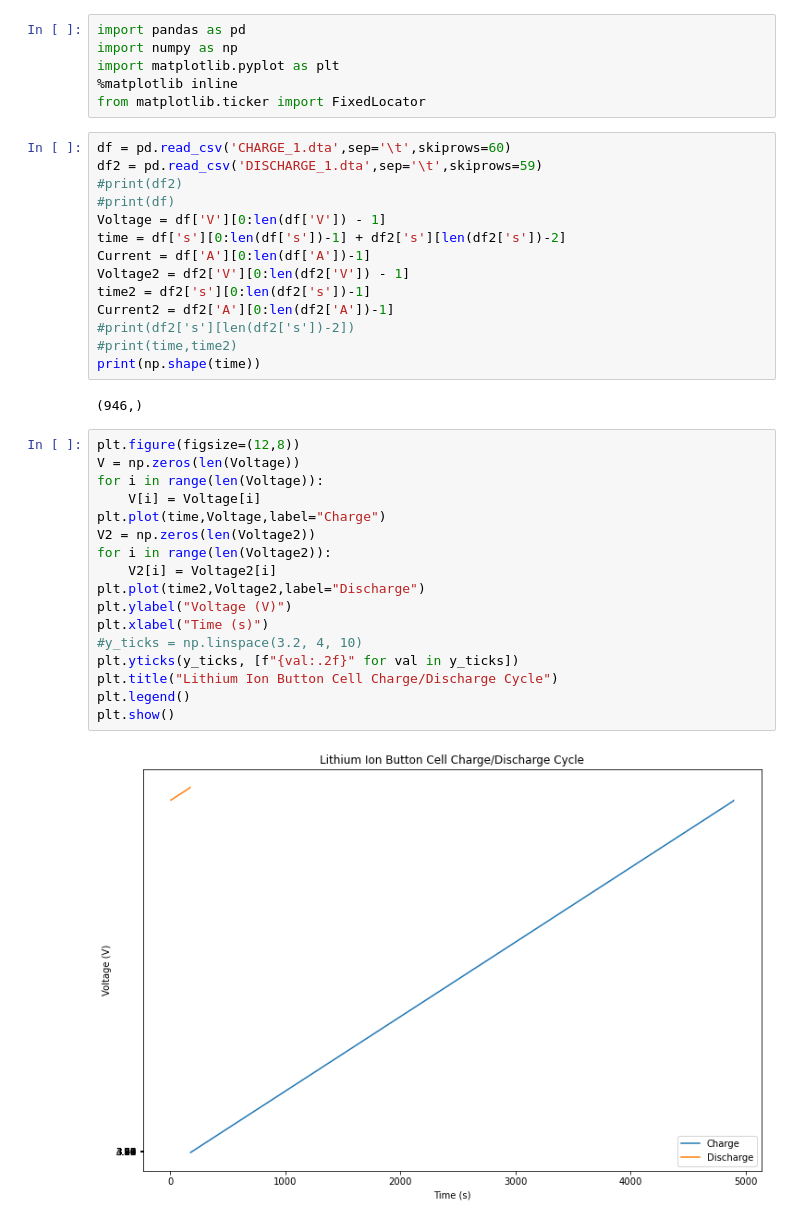
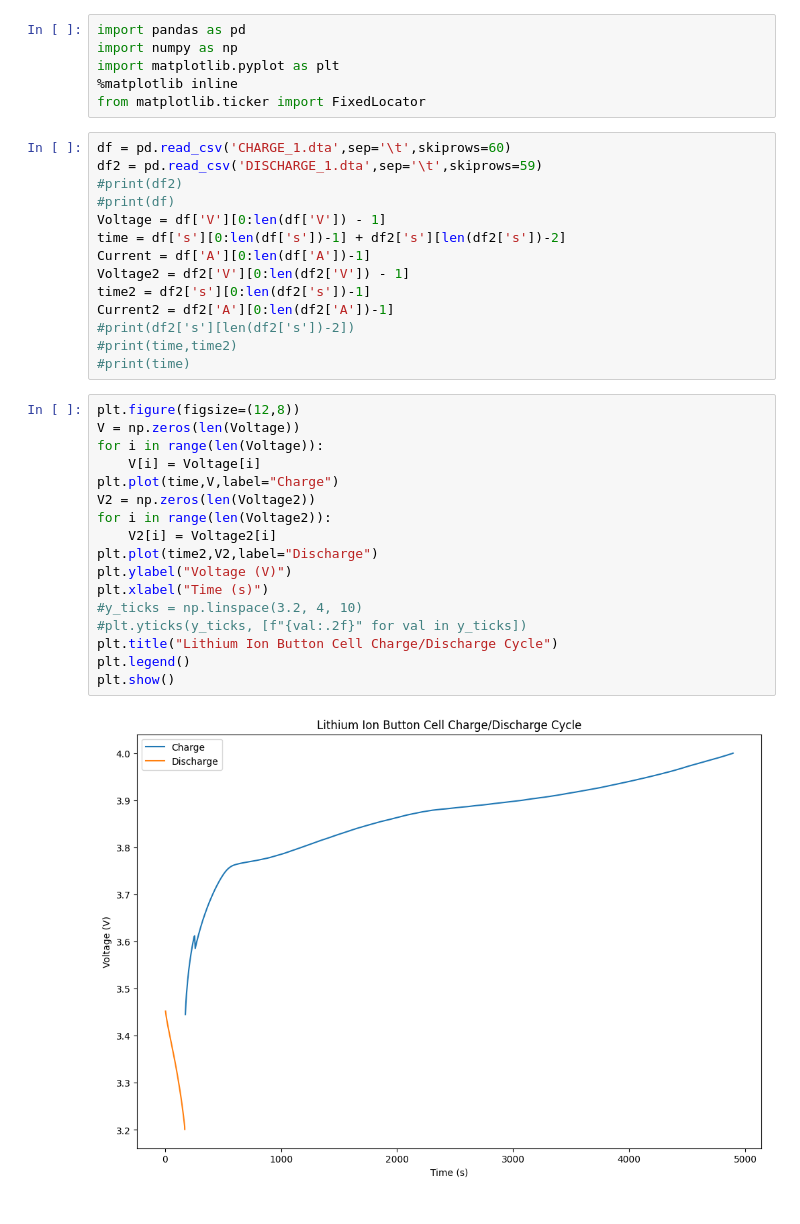
Before and after one commit to MODESBYU/MODES, a Jupyter notebook: Battery Data/Gamry Data/LiB Cyclic Test/CHARGE_DISCHARGE/Gamry_test.ipynb, the cells around one changed output. Cells and saved outputs as stored; diff of their text form.

```diff
--- a/Battery Data/Gamry Data/LiB Cyclic Test/CHARGE_DISCHARGE/Gamry_test.ipynb
+++ b/Battery Data/Gamry Data/LiB Cyclic Test/CHARGE_DISCHARGE/Gamry_test.ipynb
@@ -17,25 +17,23 @@ time2 = df2['s'][0:len(df2['s'])-1]
 Current2 = df2['A'][0:len(df2['A'])-1]
 #print(df2['s'][len(df2['s'])-2])
 #print(time,time2)
-print(np.shape(time))
+#print(time)
-# %% [output]
-(946,)
 # %%
 plt.figure(figsize=(12,8))
 V = np.zeros(len(Voltage))
 for i in range(len(Voltage)):
     V[i] = Voltage[i]
-plt.plot(time,Voltage,label="Charge")
+plt.plot(time,V,label="Charge")
 V2 = np.zeros(len(Voltage2))
 for i in range(len(Voltage2)):
     V2[i] = Voltage2[i]
-plt.plot(time2,Voltage2,label="Discharge")
+plt.plot(time2,V2,label="Discharge")
 plt.ylabel("Voltage (V)")
 plt.xlabel("Time (s)")
 #y_ticks = np.linspace(3.2, 4, 10)
-plt.yticks(y_ticks, [f"{val:.2f}" for val in y_ticks])
+#plt.yticks(y_ticks, [f"{val:.2f}" for val in y_ticks])
 plt.title("Lithium Ion Button Cell Charge/Discharge Cycle")
 plt.legend()
 plt.show()
 # %% [output]
-[figure, old version]
+[figure, new version]
```
Also changed, not shown: parts of 2 cells of this notebook, 4 other files.
